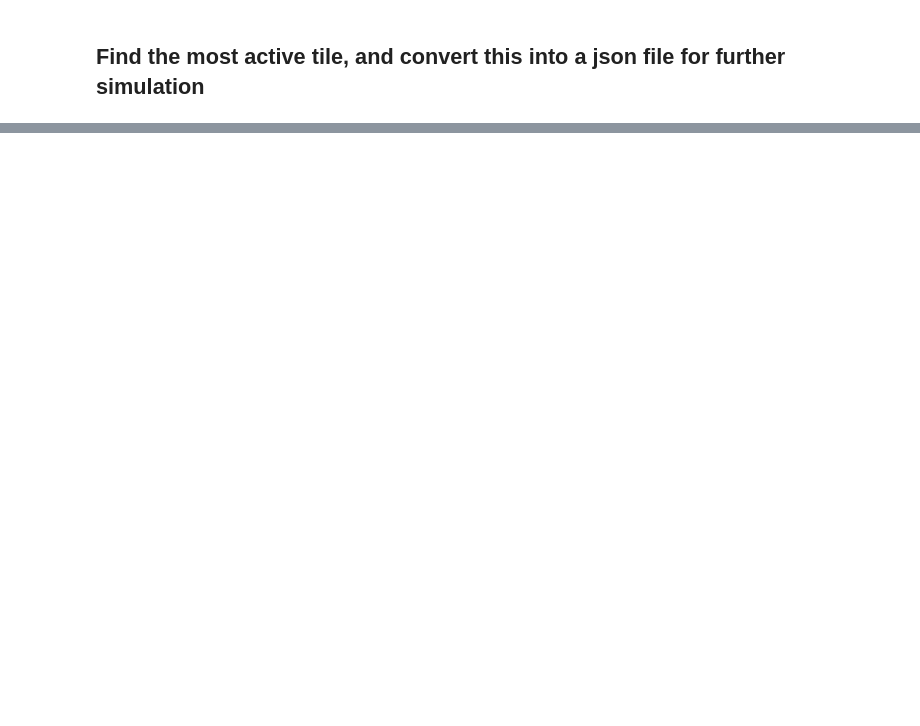
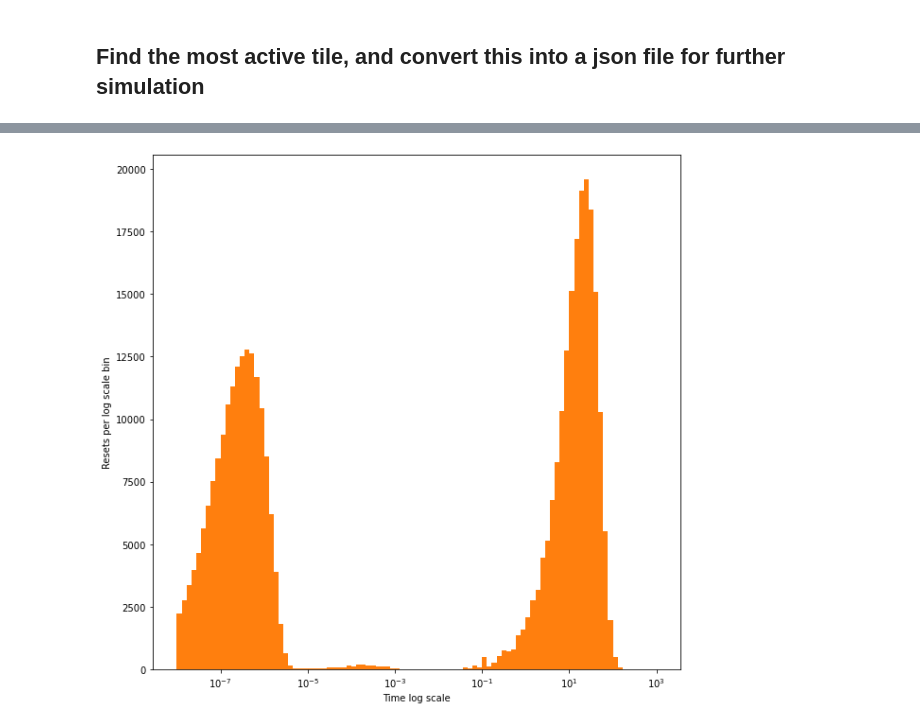
Before and after one commit to kkeefe/neutAna, a Jupyter notebook: simulation-software/notebooks/1ks_analysis.ipynb, the cells around one changed output, grey strips where cells are left out. Cells and saved outputs as stored; diff of their text form; code cells hidden in the pictures; blank space fills up the shorter version.

```diff
--- a/simulation-software/notebooks/1ks_analysis.ipynb
+++ b/simulation-software/notebooks/1ks_analysis.ipynb
@@ -280,0 +401,9 @@ saved file /mnt/c/Users/keefe/OneDrive/Documents/root_temp/jsons/1k_rtd_data_200
+# %%
+plt.figure(figsize=(10,10))
+plt.semilogx(True)
+plt.hist(rs, bins=time_bins)
+plt.xlabel("Time log scale")
+plt.ylabel("Resets per log scale bin")
+plt.savefig("./pdfs/radiogenicRTDtimescale_1d.pdf")
+# %% [output]
+[figure, added]
```
Also changed, not shown: parts of 10 cells of this notebook, 7 other files.
